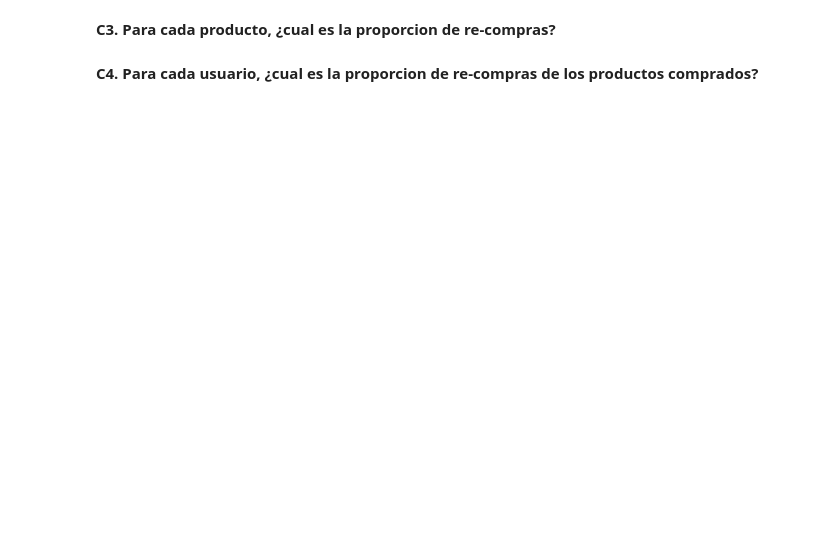
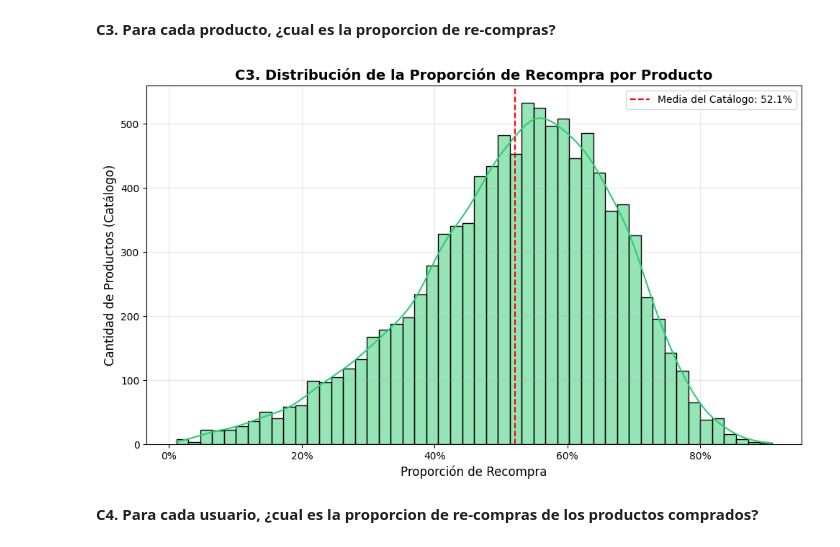
Before and after one commit to osbonilla/ds-week-2, a Jupyter notebook: taller_3_nombre_apellido.ipynb, the cells around one changed output. Saved outputs shown, nothing was run; the diff lists cells and outputs as text; code cells hidden in the pictures; blank space fills up the shorter version.

```diff
--- a/taller_3_nombre_apellido.ipynb
+++ b/taller_3_nombre_apellido.ipynb
@@ -749,4 +822,35 @@ Para los 20 objetos que con mayor frecuencia las personas agregan como posición
 # %% [markdown]
 **C3. Para cada producto, ¿cual es la proporcion de re-compras?**
+# %%
+# agrupar por producto
+product_ratios = obt.groupby('product_name').agg(
+    total_orders=('reordered', 'count'),
+    reorder_ratio=('reordered', 'mean')
+).reset_index()
+
+# eliminar las de menos de 50 compras
+valid_products = product_ratios[product_ratios['total_orders'] >= 50]
+# %%
+plt.figure(figsize=(10, 6))
+sns.histplot(valid_products['reorder_ratio'], bins=50, kde=True, color='#2ECC71', edgecolor='black')
+
+# Añadir línea del promedio global
+global_mean = valid_products['reorder_ratio'].mean()
+plt.axvline(global_mean, color='red', linestyle='--', label=f'Media del Catálogo: {global_mean:.1%}')
+
+# Estética
+plt.title('C3. Distribución de la Proporción de Recompra por Producto', fontsize=14, fontweight='bold')
+plt.xlabel('Proporción de Recompra', fontsize=12)
+plt.ylabel('Cantidad de Productos (Catálogo)', fontsize=12)
+
+# Convertir eje X a porcentaje visualmente
+plt.gca().xaxis.set_major_formatter(PercentFormatter(1.0))
+plt.legend()
+plt.grid(alpha=0.3)
+
+plt.tight_layout()
+plt.show()
+# %% [output]
+[figure, added]
 # %% [markdown]
 **C4. Para cada usuario, ¿cual es la proporcion de re-compras de los productos comprados?**
```
Also changed, not shown: parts of 10 cells of this notebook.
